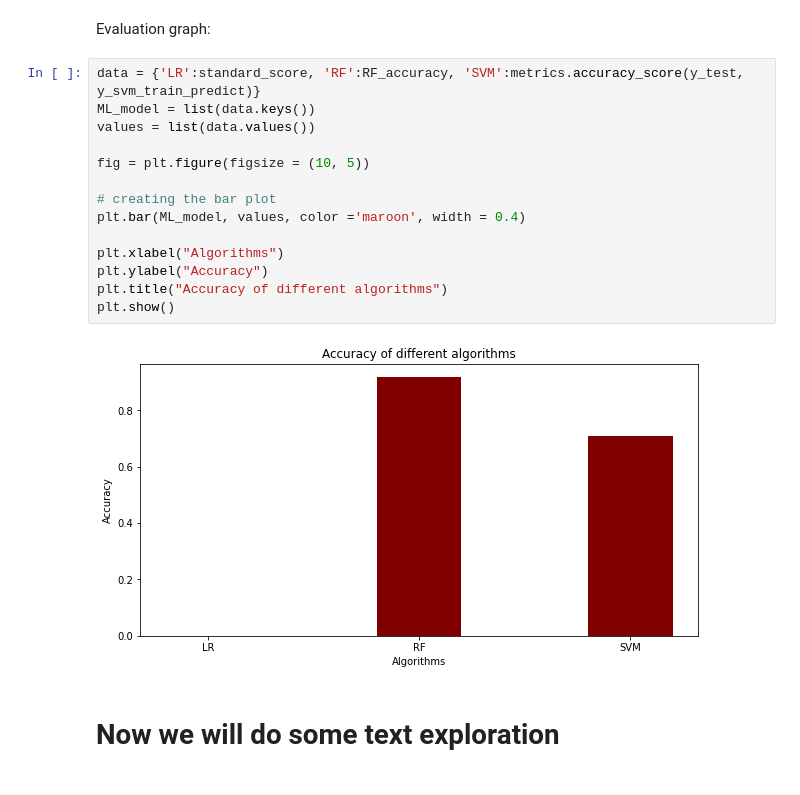
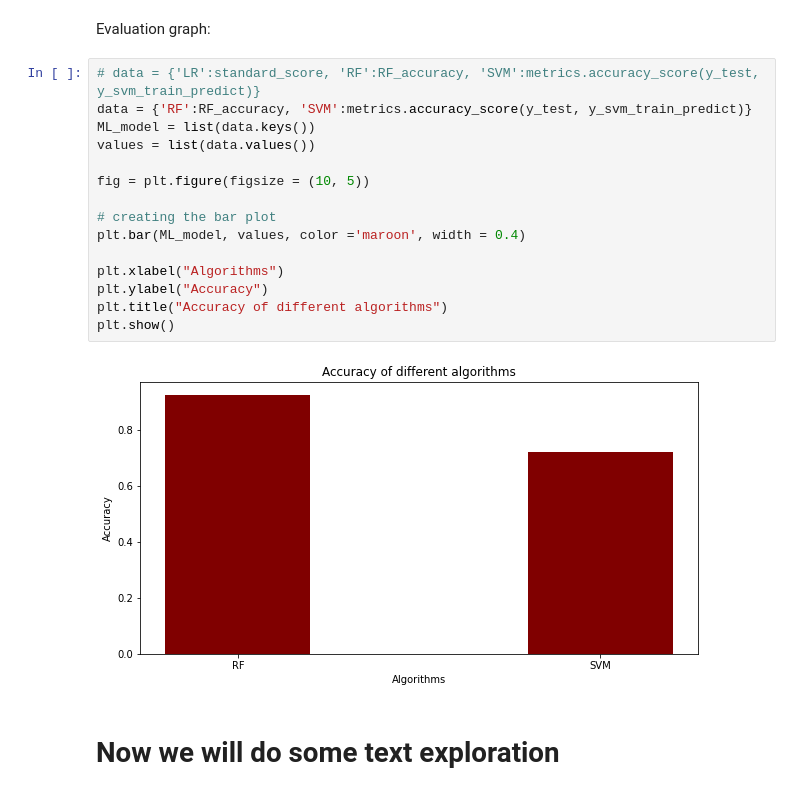
Before and after one commit to OrenPin/Instagram-Prediction---Data-Analysis, a Jupyter notebook: PostAnalysis.ipynb, the cells around one changed output. Drawn from its saved outputs; the diff is of its cells as text.

```diff
--- a/PostAnalysis.ipynb
+++ b/PostAnalysis.ipynb
@@ -416,21 +438,22 @@ Accuracy: 0.7096594081518705
 # %% [markdown]
 Evaluation graph:
 # %%
-data = {'LR':standard_score, 'RF':RF_accuracy, 'SVM':metrics.accuracy_score(y_test, y_svm_train_predict)}
+# data = {'LR':standard_score, 'RF':RF_accuracy, 'SVM':metrics.accuracy_score(y_test, y_svm_train_predict)}
+data = {'RF':RF_accuracy, 'SVM':metrics.accuracy_score(y_test, y_svm_train_predict)}
 ML_model = list(data.keys())
 values = list(data.values())
 
 fig = plt.figure(figsize = (10, 5))
 
 # creating the bar plot
 plt.bar(ML_model, values, color ='maroon', width = 0.4)
 
 plt.xlabel("Algorithms")
 plt.ylabel("Accuracy")
 plt.title("Accuracy of different algorithms")
 plt.show()
 # %% [output]
-[figure, old version]
+[figure, new version]
 # %% [markdown]
 # Now we will do some text exploration
 # %%
```
Also changed, not shown: parts of 27 cells of this notebook.
